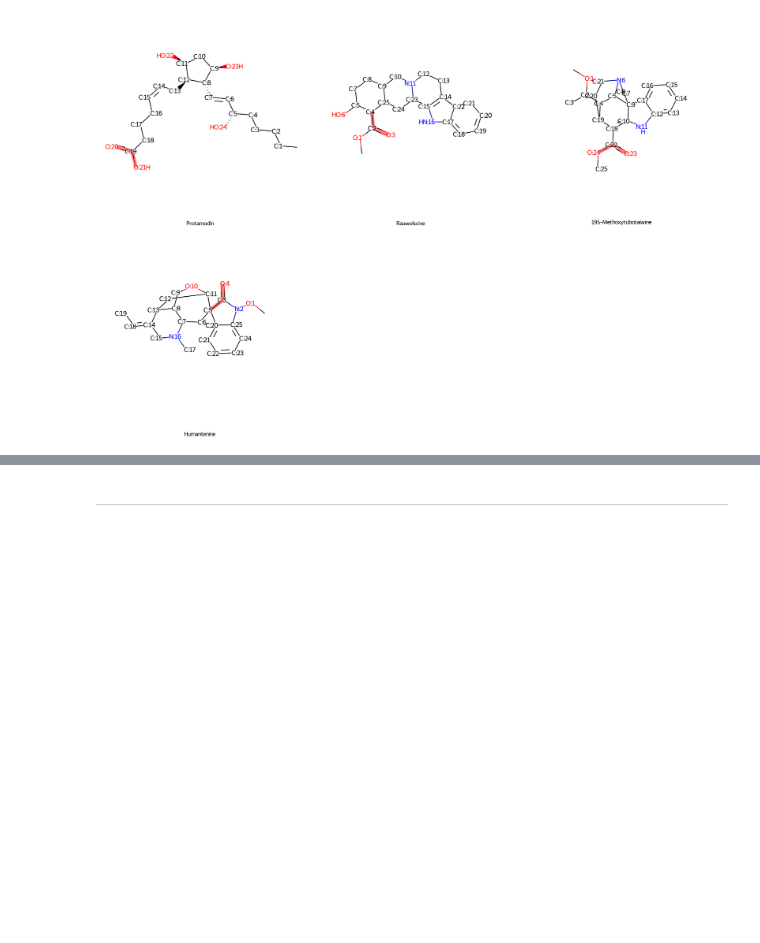
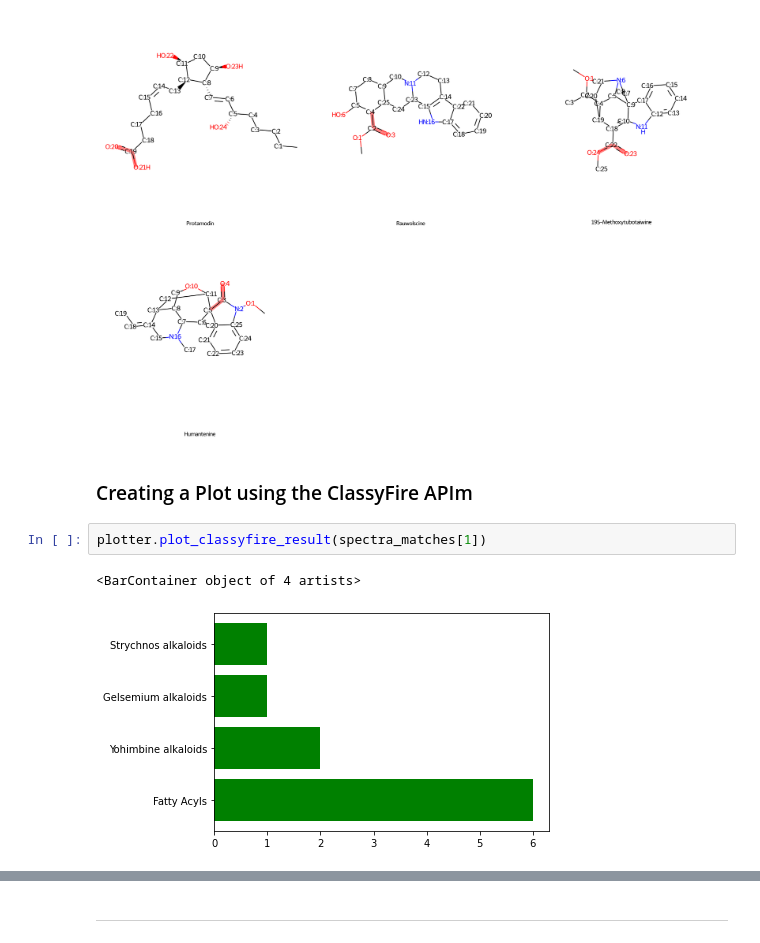
Before and after one commit to omigami/omigami, a Jupyter notebook: notebooks/spec2vec/tutorial.ipynb, the cells around one changed output, grey strips where cells are left out. Drawn from its saved outputs; the diff is of its cells as text; blank space fills up the shorter version.

```diff
--- a/notebooks/spec2vec/tutorial.ipynb
+++ b/notebooks/spec2vec/tutorial.ipynb
@@ -107,3 +107,10 @@ plotter = MoleculePlotter()
 plotter.plot_molecule_structure_grid(spectra_matches[1], draw_indices=True, molecule_image_size=[600, 600], substructure_highlight="C(=O)")
 # %% [output]
 [figure]
+# %% [markdown]
+### Creating a Plot using the ClassyFire APIm
+# %%
+plotter.plot_classyfire_result(spectra_matches[1])
+# %% [output]
+<BarContainer object of 4 artists>
+[figure, added]
```
Also changed, not shown: parts of 2 cells of this notebook, 6 other files.
